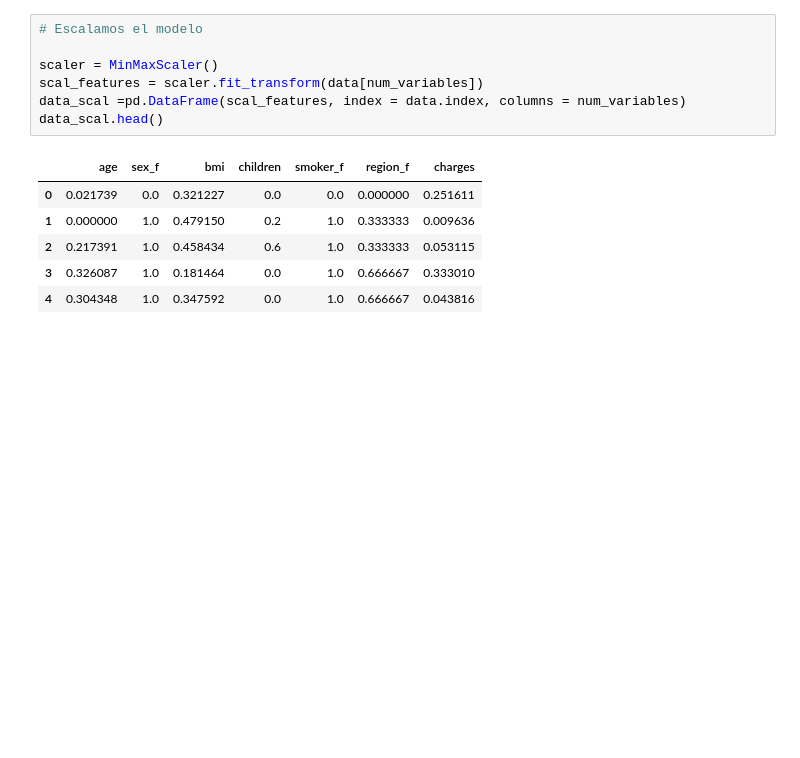
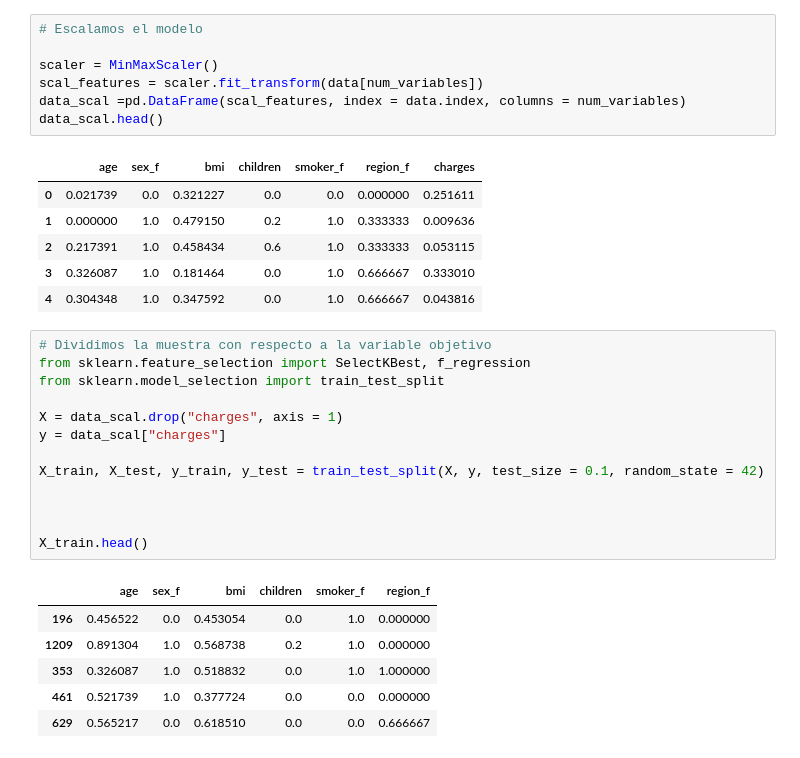
Before and after one commit to amalia1501/Tutorial-de-Proyecto-de-Regresi-n-Lineal, a Jupyter notebook: src/explore.ipynb, the cells around one changed output. Drawn from its saved outputs; the diff is of its cells as text; blank space fills up the shorter version.

```diff
--- a/src/explore.ipynb
+++ b/src/explore.ipynb
@@ -178,3 +178,23 @@ data_scal.head()
 | 2 | 0.217391 | 1.0 | 0.458434 | 0.6 | 1.0 | 0.333333 | 0.053115 |
 | 3 | 0.326087 | 1.0 | 0.181464 | 0.0 | 1.0 | 0.666667 | 0.333010 |
 | 4 | 0.304348 | 1.0 | 0.347592 | 0.0 | 1.0 | 0.666667 | 0.043816 |
+# %%
+# Dividimos la muestra con respecto a la variable objetivo
+from sklearn.feature_selection import SelectKBest, f_regression
+from sklearn.model_selection import train_test_split
+
+X = data_scal.drop("charges", axis = 1)
+y = data_scal["charges"]
+
+X_train, X_test, y_train, y_test = train_test_split(X, y, test_size = 0.1, random_state = 42)
+
+
+
+X_train.head()
+# %% [output]
+|  | age | sex_f | bmi | children | smoker_f | region_f |
+| 196 | 0.456522 | 0.0 | 0.453054 | 0.0 | 1.0 | 0.000000 |
+| 1209 | 0.891304 | 1.0 | 0.568738 | 0.2 | 1.0 | 0.000000 |
+| 353 | 0.326087 | 1.0 | 0.518832 | 0.0 | 1.0 | 1.000000 |
+| 461 | 0.521739 | 1.0 | 0.377724 | 0.0 | 0.0 | 0.000000 |
+| 629 | 0.565217 | 0.0 | 0.618510 | 0.0 | 0.0 | 0.666667 |
```
Also changed, not shown: parts of 9 cells of this notebook, 2 other files.
